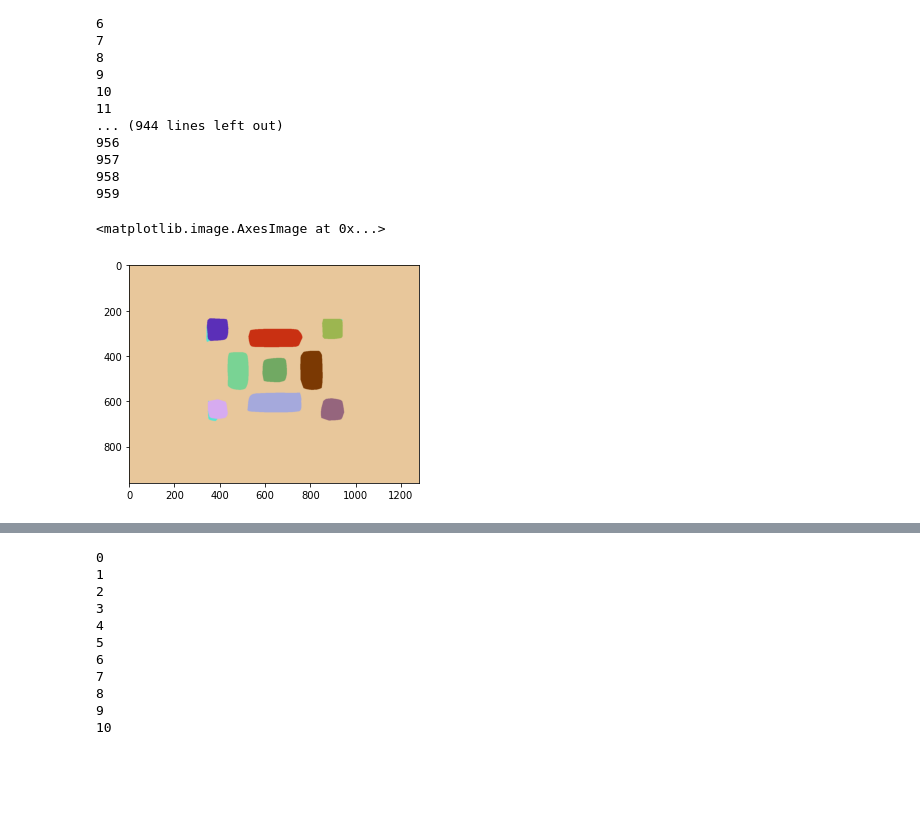
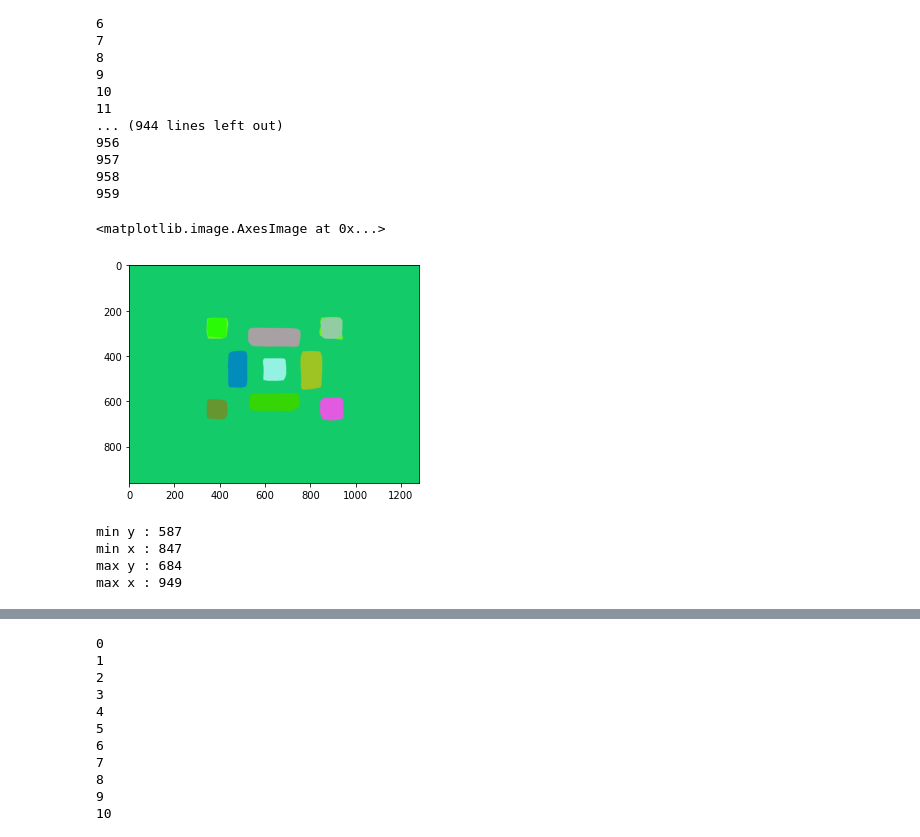
Before and after one commit to kyh980909/virtual-keyboard, a Jupyter notebook: train_keyboard.ipynb, the cells around one changed output, grey strips where cells are left out. Saved outputs shown, nothing was run; the diff lists cells and outputs as text; code cells hidden in the pictures; blank space fills up the shorter version.

```diff
--- a/train_keyboard.ipynb
+++ b/train_keyboard.ipynb
@@ -251,3 +329,5 @@ for y in range(960):
 957
 958
 959
+# %%
+a = np.load('test.npy')
@@ -254,5 +339,16 @@ for y in range(960):
 # %%
-plt.imshow(test)
+plt.imshow(a)
 # %% [output]
 <matplotlib.image.AxesImage at 0x...>
-[figure, old version]
+[figure, new version]
+# %%
+index = 10
+print(f'min y : {min(np.where(test==index)[0])}')
+print(f'min x : {min(np.where(test==index)[1])}')
+print(f'max y : {max(np.where(test==index)[0])}')
+print(f'max x : {max(np.where(test==index)[1])}')
+# %% [output]
+min y : 587
+min x : 847
+max y : 684
+max x : 949
```
Also changed, not shown: parts of 23 cells of this notebook, 33 other files.
